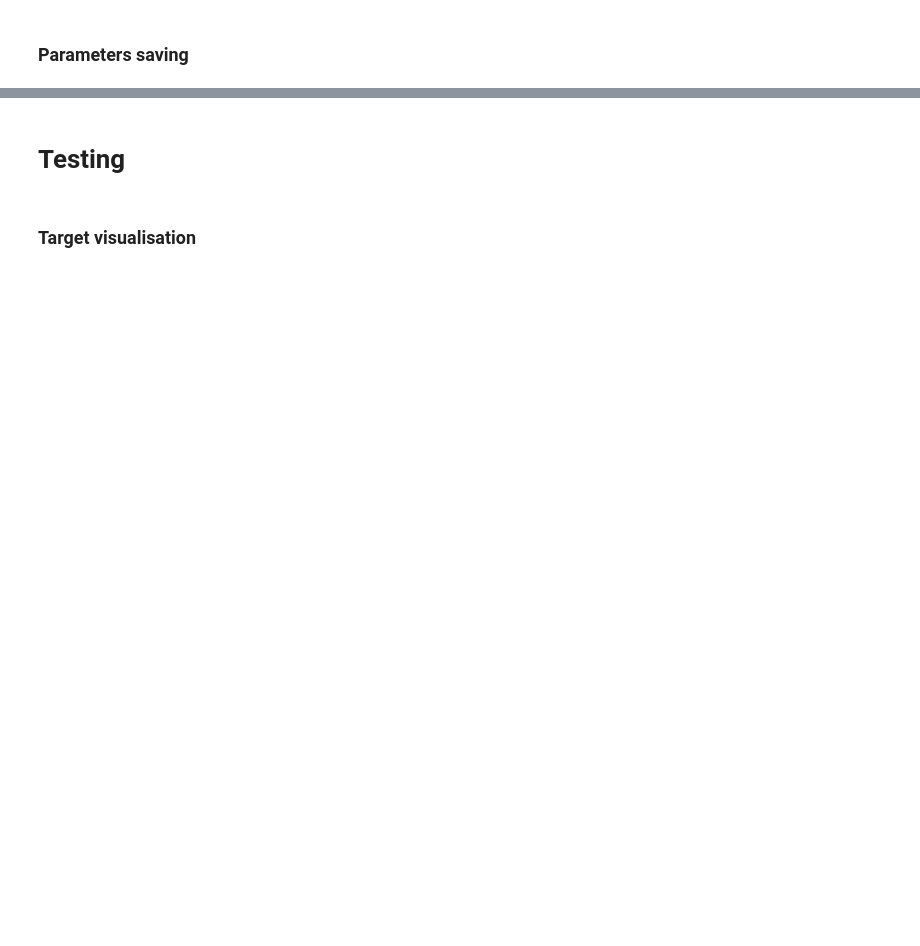
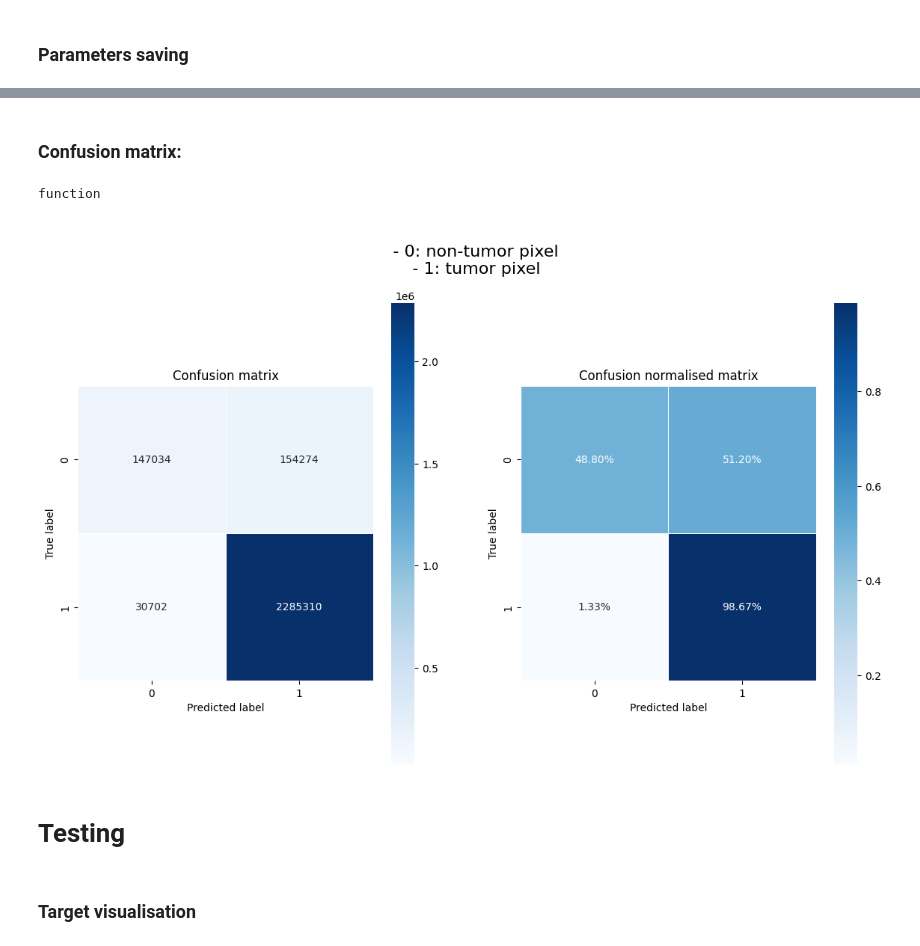
Before and after one commit to Luca-Olivieri/NAML_project, a Jupyter notebook: src/main_new.ipynb, the cells around one changed output, grey strips where cells are left out. Drawn from its saved outputs; the diff is of its cells as text; code cells hidden in the pictures; blank space fills up the shorter version.

```diff
--- a/src/main_new.ipynb
+++ b/src/main_new.ipynb
@@ -888,3 +954,16 @@ if save == True:
+# %% [markdown]
+### Confusion matrix:
+# %%
+type(conf_matrix)
+# %% [output]
+function
+# %%
+conf_m = conf_matrix(y_true, y_pred)
+conf_norm_m = conf_matrix(y_true, y_pred, normalise="true")
+# %%
+fig = format_conf_matrices(conf_m, conf_norm_m)
+# %% [output]
+[figure, added]
 # %% [markdown]
 # Testing
 # %% [markdown]
```
Also changed, not shown: parts of 49 cells of this notebook.
